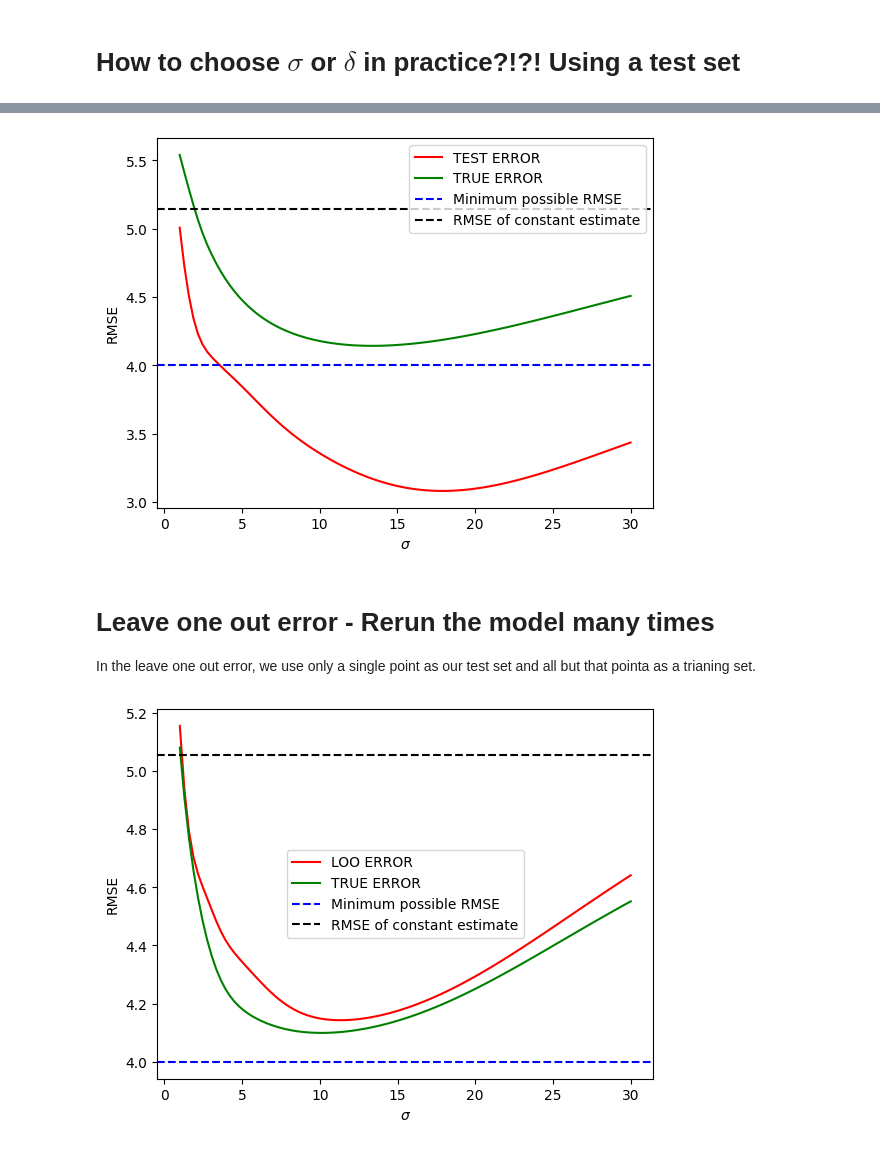
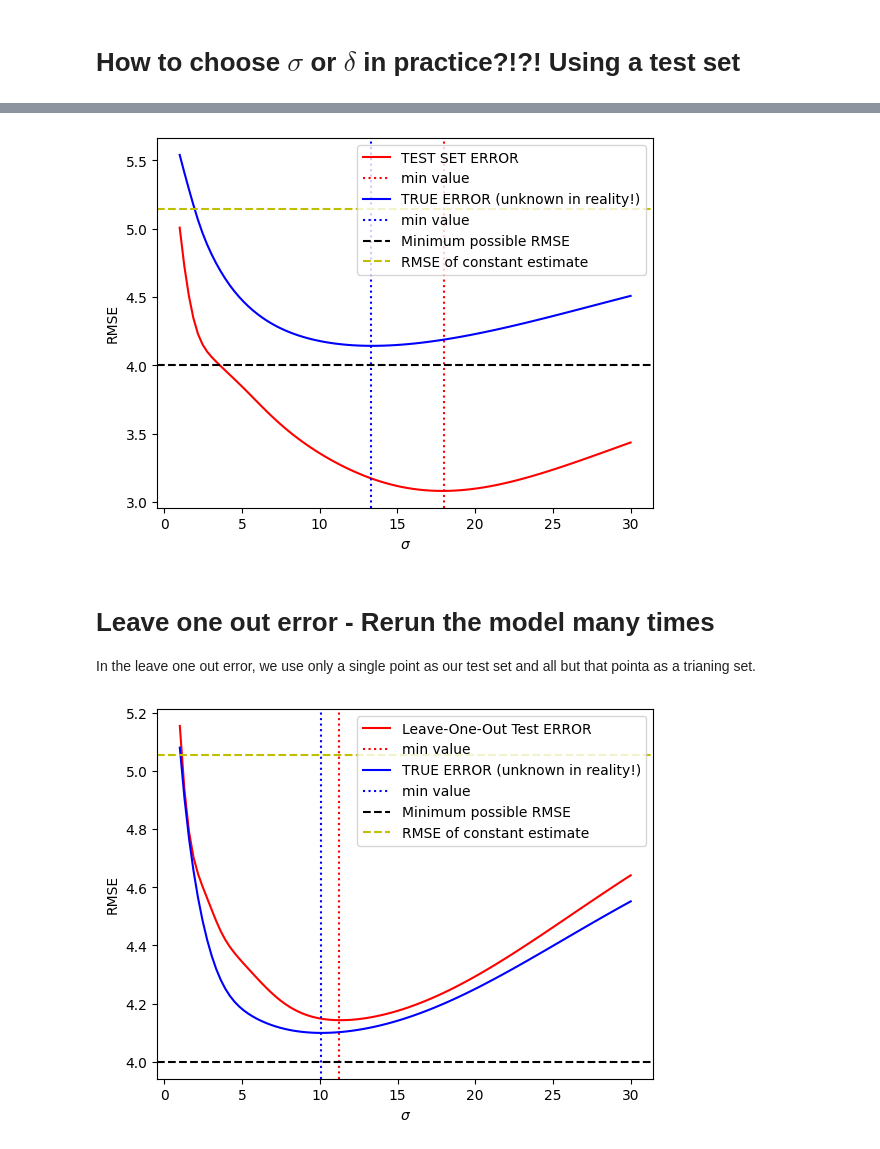
Before and after one commit to mcnica89/DATA6100, a Jupyter notebook: Weighted_Average_Estimates.ipynb, the cells around one changed output, grey strips where cells are left out. Saved outputs shown, nothing was run; the diff lists cells and outputs as text; code cells hidden in the pictures.

```diff
--- a/Weighted_Average_Estimates.ipynb
+++ b/Weighted_Average_Estimates.ipynb
@@ -120,7 +128,7 @@ my_sigma_list = [30,20,10,5,2,1]
 for i,my_sigma in enumerate(my_sigma_list):
   plt.plot(X,Y,'k.',label='Data')
   plt.plot(x_axis,secret_mean_func(x_axis),'b-',label = 'True Mean')
-  estimates = wt_avg_est(x=x_axis,wt_func=partial(gauss_wt,sigma=my_sigma),dataX=X,dataY=Y)
+  estimates = wt_avg_est(x_vals=x_axis,wt_func=partial(gauss_wt,sigma=my_sigma),dataX=X,dataY=Y)
   RMSE = np.sqrt( np.mean( secret_sd_func(x_axis)**2 + (secret_mean_func(x_axis) - estimates)**2 ))
   plt.plot(x_axis,estimates,'r-',label=f'Gauss Wt Estimate, $\sigma$={my_sigma},RMSE={RMSE:.3f}')
   plt.legend()
@@ -179,7 +190,7 @@ from sklearn.model_selection import train_test_split
 X_train, X_test, Y_train, Y_test = train_test_split(X, Y, test_size=0.3, random_state=42)
 
 plt.plot(X_train,Y_train,'k.',label='Train Data')
-plt.plot(X_test,Y_test,'gx',label='Test Data')
+plt.plot(X_test,Y_test,'mx',label='Test Data')
 
 
 # Plot the true mean
@@ -192,10 +203,16 @@ plt.show()
 my_sigma_list = [30,20,10,5,2,1]
 for i,my_sigma in enumerate(my_sigma_list):
   plt.plot(X_train,Y_train,'k.',label='Train Data')
-  plt.plot(X_test,Y_test,'gx',label='Test Data')
-  #plt.plot(x_axis,secret_mean_func(x_axis),'b-',label = 'True Mean')
-  x_axis_estimates = wt_avg_est(x=x_axis,wt_func=partial(gauss_wt,sigma=my_sigma),dataX=X_train,dataY=Y_train)
-  X_test_estimates = wt_avg_est(x=X_test,wt_func=partial(gauss_wt,sigma=my_sigma),dataX=X_train,dataY=Y_train)
+  plt.plot(X_test,Y_test,'mx',label='Test Data')
+
+  x_axis_estimates = wt_avg_est(x_vals=x_axis,wt_func=partial(gauss_wt,sigma=my_sigma),dataX=X_train,dataY=Y_train)
+  X_test_estimates = wt_avg_est(x_vals=X_test,wt_func=partial(gauss_wt,sigma=my_sigma),dataX=X_train,dataY=Y_train)
+
+  ## Same idea but with the nearby neighbour avaeraging
+  #x_axis_estimates = wt_avg_est(x_vals=x_axis,wt_func=partial(is_close_wt_func,window=my_sigma),dataX=X_train,dataY=Y_train)
+  #X_test_estimates = wt_avg_est(x_vals=X_test,wt_func=partial(is_close_wt_func,window=my_sigma),dataX=X_train,dataY=Y_train)
+
+
   RMSE_test =  np.sqrt(np.mean( (X_test_estimates - Y_test)**2 ))  #np.sqrt( np.mean( secret_sd_func(x_axis)**2 + (secret_mean_func(x_axis) - estimates)**2 ))
   plt.plot(x_axis,x_axis_estimates,'r-',label=f'Gauss Wt Estimate, $\sigma$={my_sigma},RMSE_test={RMSE_test:.3f}')
   plt.legend()
@@ -215,11 +232,11 @@ def plot_Test_RMSE_vs_Val(min_val,max_val,show_const=True):
   Gauss_RMSE_test_array = np.zeros_like(my_sigma_array)
 
   for i,my_sigma in enumerate(list(my_sigma_array)):
-    X_test_estimates = wt_avg_est(x=X_test,wt_func=partial(gauss_wt,sigma=my_sigma),dataX=X_train,dataY=Y_train)
+    X_test_estimates = wt_avg_est(x_vals=X_test,wt_func=partial(gauss_wt,sigma=my_sigma),dataX=X_train,dataY=Y_train)
     Gauss_RMSE_test = np.sqrt(np.mean( (X_test_estimates - Y_test)**2 ))
     Gauss_RMSE_test_array[i] = Gauss_RMSE_test
 
-    Gauss_estimates = wt_avg_est(x=x_axis,wt_func=partial(gauss_wt,sigma=my_sigma),dataX=X_train,dataY=Y_train)
+    Gauss_estimates = wt_avg_est(x_vals=x_axis,wt_func=partial(gauss_wt,sigma=my_sigma),dataX=X_train,dataY=Y_train)
     Gauss_RMSE_true = np.sqrt( np.mean( secret_sd_func(x_axis)**2 + (secret_mean_func(x_axis) - Gauss_estimates)**2 ))
     Gauss_RMSE_true_array[i] = Gauss_RMSE_true
 
@@ -227,24 +244,26 @@ def plot_Test_RMSE_vs_Val(min_val,max_val,show_const=True):
 
   plt.xlabel("$\sigma$")
   plt.ylabel("RMSE")
-  plt.plot(my_sigma_array,Gauss_RMSE_test_array,'r',label='TEST ERROR')
-  plt.plot(my_sigma_array,Gauss_RMSE_true_array,'g',label='TRUE ERROR')
+  plt.plot(my_sigma_array,Gauss_RMSE_test_array,'r',label='TEST SET ERROR')
+  plt.axvline(x=my_sigma_array[np.argmin(Gauss_RMSE_test_array)],color='r',linestyle=':',label="min value")
+  plt.plot(my_sigma_array,Gauss_RMSE_true_array,'b',label='TRUE ERROR (unknown in reality!)')
+  plt.axvline(x=my_sigma_array[np.argmin(Gauss_RMSE_true_array)],color='b',linestyle=':',label="min value")
 
 
   minimum_RMSE = np.sqrt( np.mean( secret_sd_func(X_test)**2 + 0 ))
-  plt.axhline(y=minimum_RMSE, color='b', linestyle='--', label='Minimum possible RMSE')
+  plt.axhline(y=minimum_RMSE, color='k', linestyle='--', label='Minimum possible RMSE')
 
   const_estimate = np.mean(Y_train)
   const_estimate_RMSE = np.sqrt( np.mean( secret_sd_func(x_axis)**2 + (secret_mean_func(x_axis) - const_estimate)**2 ))
   if show_const==True:
-    plt.axhline(y=const_estimate_RMSE, color='k', linestyle='--', label='RMSE of constant estimate')
+    plt.axhline(y=const_estimate_RMSE, color='y', linestyle='--', label='RMSE of constant estimate')
 
 
   plt.legend()
 
 plot_Test_RMSE_vs_Val(1,30)
 # %% [output]
-[figure, old version]
+[figure, new version]
 # %% [markdown]
 # Leave one out error - Rerun the model many times
 
@@ -259,37 +278,40 @@ def plot_LOO_RMSE_vs_Val(min_val,max_val,show_const=True):
     LOO_sq_err = np.zeros(N)
     for j in range(N):
       X_train = np.delete(X,j)
       Y_train = np.delete(Y,j)
       X_test = X[j]
       Y_test = Y[j]
-      X_test_estimate = wt_avg_est(x=X_test,wt_func=partial(gauss_wt,sigma=my_sigma),dataX=X_train,dataY=Y_train)
+      X_test_estimate = wt_avg_est(x_vals=X_test,wt_func=partial(gauss_wt,sigma=my_sigma),dataX=X_train,dataY=Y_train)
       LOO_sq_err[j] = (X_test_estimate - Y_test)**2
 
     Gauss_RMSE_LOO_array[i] =np.sqrt(np.mean(LOO_sq_err))
 
-    Gauss_estimates = wt_avg_est(x=x_axis,wt_func=partial(gauss_wt,sigma=my_sigma),dataX=X_train,dataY=Y_train)
+    Gauss_estimates = wt_avg_est(x_vals=x_axis,wt_func=partial(gauss_wt,sigma=my_sigma),dataX=X_train,dataY=Y_train)
     Gauss_RMSE_true = np.sqrt( np.mean( secret_sd_func(x_axis)**2 + (secret_mean_func(x_axis) - Gauss_estimates)**2 ))
     Gauss_RMSE_true_array[i] = Gauss_RMSE_true
 
 
 
   plt.xlabel("$\sigma$")
   plt.ylabel("RMSE")
-  plt.plot(my_sigma_array,Gauss_RMSE_LOO_array,'r',label='LOO ERROR')
-  plt.plot(my_sigma_array,Gauss_RMSE_true_array,'g',label='TRUE ERROR')
+  plt.plot(my_sigma_array,Gauss_RMSE_LOO_array,'r',label='Leave-One-Out Test ERROR')
+  plt.axvline(x=my_sigma_array[np.argmin(Gauss_RMSE_LOO_array)],color='r',linestyle=':',label="min value")
+  plt.plot(my_sigma_array,Gauss_RMSE_true_array,'b',label='TRUE ERROR (unknown in reality!)')
+  plt.axvline(x=my_sigma_array[np.argmin(Gauss_RMSE_true_array)],color='b',linestyle=':',label="min value")
+
 
 
   minimum_RMSE = np.sqrt( np.mean( secret_sd_func(X_test)**2 + 0 ))
-  plt.axhline(y=minimum_RMSE, color='b', linestyle='--', label='Minimum possible RMSE')
+  plt.axhline(y=minimum_RMSE, color='k', linestyle='--', label='Minimum possible RMSE')
 
   const_estimate = np.mean(Y_train)
   const_estimate_RMSE = np.sqrt( np.mean( secret_sd_func(x_axis)**2 + (secret_mean_func(x_axis) - const_estimate)**2 ))
   if show_const==True:
-    plt.axhline(y=const_estimate_RMSE, color='k', linestyle='--', label='RMSE of constant estimate')
+    plt.axhline(y=const_estimate_RMSE, color='y', linestyle='--', label='RMSE of constant estimate')
 
 
   plt.legend()
 
 plot_LOO_RMSE_vs_Val(1,30)
 # %% [output]
-[figure, old version]
+[figure, new version]
```
Also changed, not shown: parts of 5 cells of this notebook.
